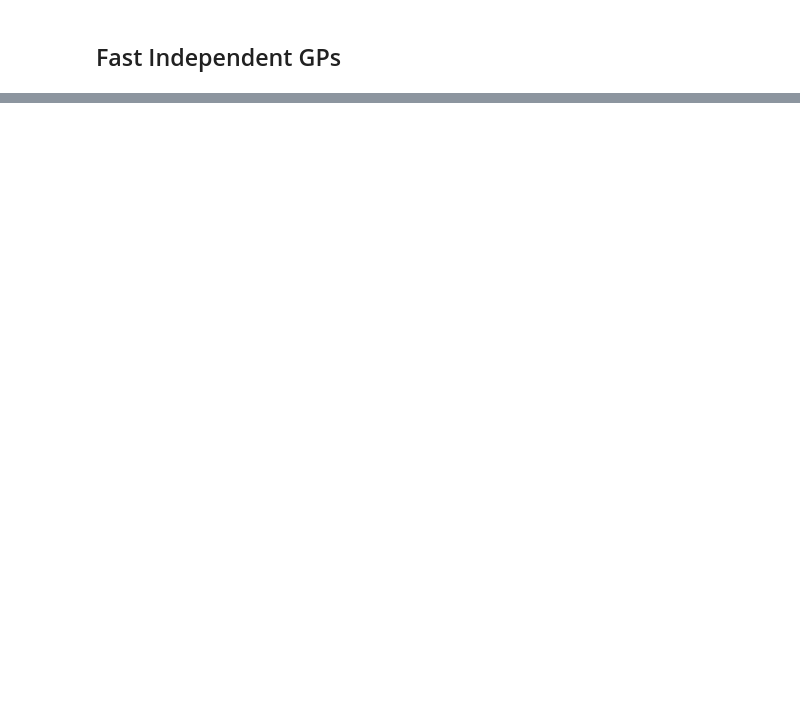
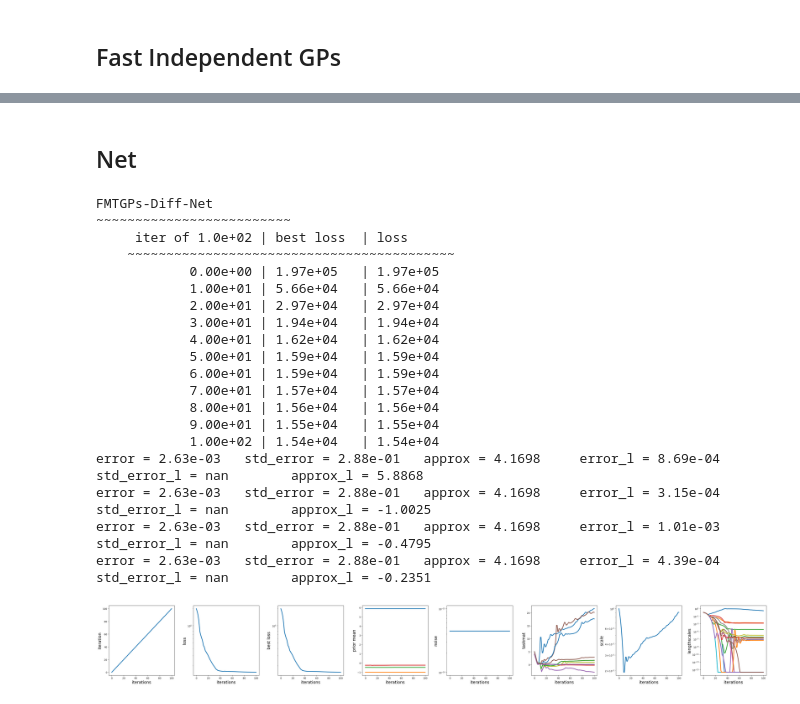
Before and after one commit to alegresor/fastgps, a Jupyter notebook: docs/examples/mlqmc/comparison.ipynb, the cells around one changed output, grey strips where cells are left out. Drawn from its saved outputs; the diff is of its cells as text; code cells hidden in the pictures; blank space fills up the shorter version.

```diff
--- a/docs/examples/mlqmc/comparison.ipynb
+++ b/docs/examples/mlqmc/comparison.ipynb
@@ -239,0 +315,63 @@ error = 1.50e-03   std_error = 1.22e-02   approx = 4.0519     std_error_l = 1.11
+# %% [markdown]
+## Net
+# %%
+print("FMTGPs-Diff-Net")
+print("~"*25)
+net_samplers_mtgps = qp.DigitalNetB2(d[-1],randomize="DS",seed=7)
+net_samplers_mtgps = [net_samplers_mtgps]+net_samplers_mtgps.spawn(s=levels-1)
+fmtgpds_net = fastgps.FastGPDigitalNetB2(
+    kernel = qp.KernelMultiTask(
+        qp.KernelDigShiftInvar(
+            d = d[-1],
+            torchify = True,
+            alpha = 2,
+        ),
+        num_tasks = levels,
+        rank_factor = levels,
+    ),
+    seqs = net_samplers_mtgps,
+)
+for l in range(levels):
+    x = fmtgpds_net.get_x_next(n=n[l],task=l).numpy()
+    y = fs[l].f(x[...,:d[l]])
+    delta = y[1]-y[0]
+    fmtgpds_net.add_y_next(torch.from_numpy(delta),task=l)
+fit_data = fmtgpds_net.fit(
+    loss_metric = "MLL",
+    stop_crit_improvement_threshold = 1e-3,
+    iterations = 100,
+    store_hists = True,
+    verbose = 10,
+)
+fastgps.plot_fastgps_fit_data(fit_data)
+fmtgpds_net_means = fmtgpds_net.post_cubature_mean().numpy()
+fmtgpds_net_covs = fmtgpds_net.post_cubature_cov().numpy()
+fmtgpds_net_approx = fmtgpds_net_means.sum()
+fmtgpds_net_true_error = np.abs(fmtgpds_net_approx-exact_values[-1])
+fmtgpds_net_std_error = np.sqrt(fmtgpds_net_covs.sum())
+for l in range(levels):
+    fmtgpds_net_approx_l = fmtgpds_net_means[l]
+    fmtgpds_net_true_error_l = np.abs(fmtgpds_net_approx_l-exact_diffs[l])
+    print("error = %-10.2e std_error = %-10.2e approx = %-10.4f error_l = %-10.2e std_error_l = %-10.2e approx_l = %-10.4f"\
+          %(fmtgpds_net_true_error,fmtgpds_net_std_error,fmtgpds_net_approx,fmtgpds_net_true_error_l,np.nan,fmtgpds_net_approx_l))
+# %% [output]
+FMTGPs-Diff-Net
+~~~~~~~~~~~~~~~~~~~~~~~~~
+     iter of 1.0e+02 | best loss  | loss
+    ~~~~~~~~~~~~~~~~~~~~~~~~~~~~~~~~~~~~~~~~~~
+            0.00e+00 | 1.97e+05   | 1.97e+05
+            1.00e+01 | 5.66e+04   | 5.66e+04
+            2.00e+01 | 2.97e+04   | 2.97e+04
+            3.00e+01 | 1.94e+04   | 1.94e+04
+            4.00e+01 | 1.62e+04   | 1.62e+04
+            5.00e+01 | 1.59e+04   | 1.59e+04
+            6.00e+01 | 1.59e+04   | 1.59e+04
+            7.00e+01 | 1.57e+04   | 1.57e+04
+            8.00e+01 | 1.56e+04   | 1.56e+04
+            9.00e+01 | 1.55e+04   | 1.55e+04
+            1.00e+02 | 1.54e+04   | 1.54e+04
+error = 2.63e-03   std_error = 2.88e-01   approx = 4.1698     error_l = 8.69e-04   std_error_l = nan        approx_l = 5.8868
+error = 2.63e-03   std_error = 2.88e-01   approx = 4.1698     error_l = 3.15e-04   std_error_l = nan        approx_l = -1.0025
+error = 2.63e-03   std_error = 2.88e-01   approx = 4.1698     error_l = 1.01e-03   std_error_l = nan        approx_l = -0.4795
+error = 2.63e-03   std_error = 2.88e-01   approx = 4.1698     error_l = 4.39e-04   std_error_l = nan        approx_l = -0.2351
+[figure, added]
```
Also changed, not shown: parts of 16 cells of this notebook.
